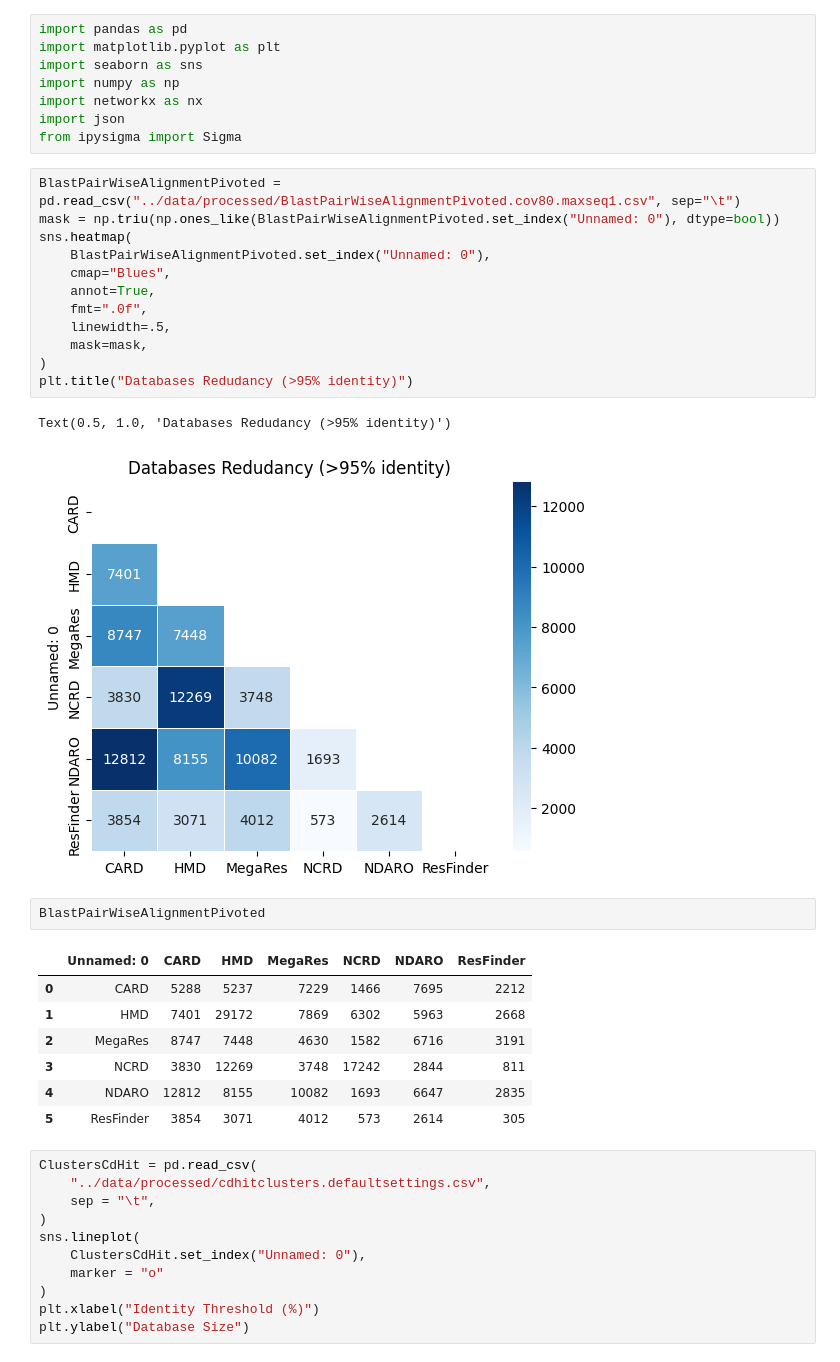
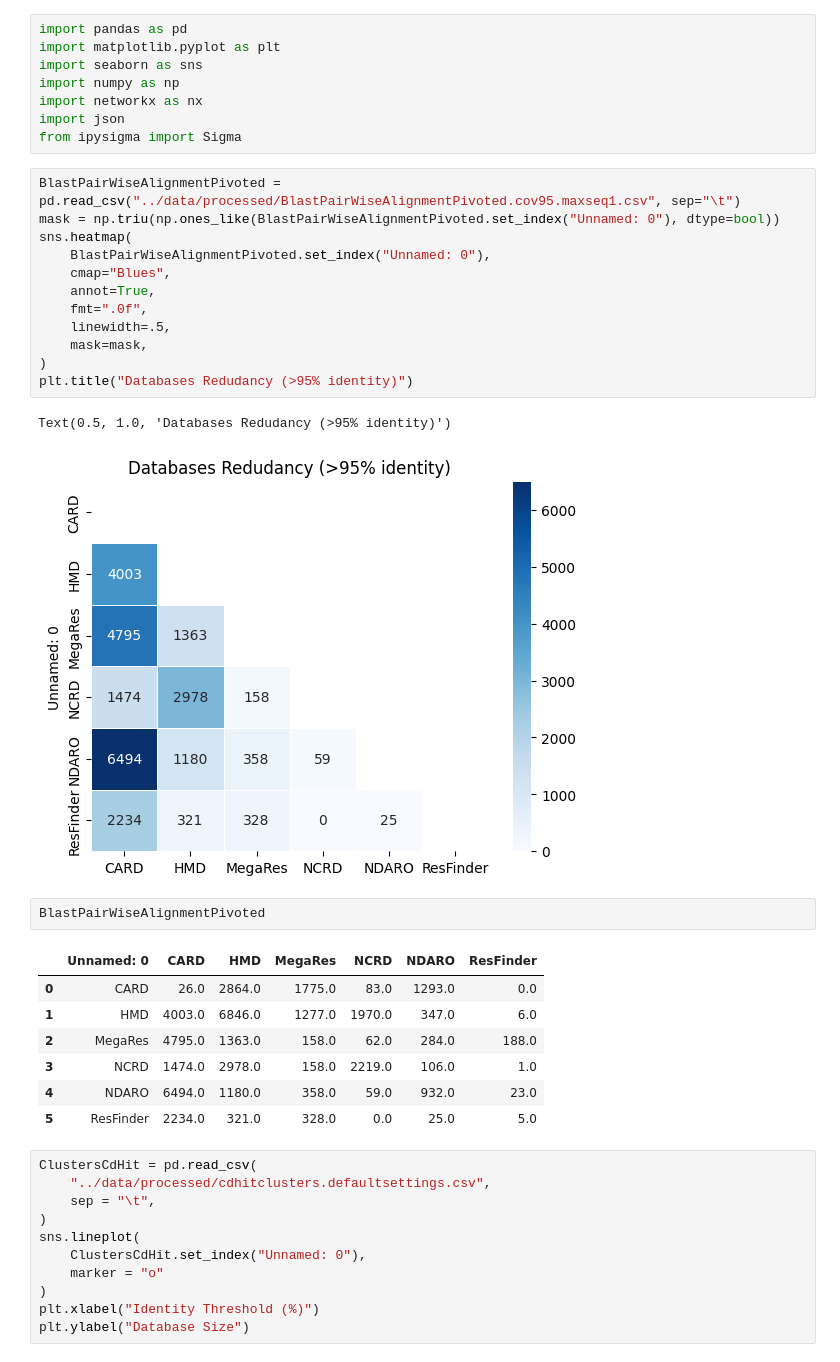
Before and after one commit to tiagocabralborelli/db-redundance, a Jupyter notebook: notebooks/3.Analysis.ipynb, the cells around one changed output. Saved outputs shown, nothing was run; the diff lists cells and outputs as text.

```diff
--- a/notebooks/3.Analysis.ipynb
+++ b/notebooks/3.Analysis.ipynb
@@ -7,30 +7,30 @@ import networkx as nx
 import json
 from ipysigma import Sigma
 # %%
-BlastPairWiseAlignmentPivoted = pd.read_csv("../data/processed/BlastPairWiseAlignmentPivoted.cov80.maxseq1.csv", sep="\t")
+BlastPairWiseAlignmentPivoted = pd.read_csv("../data/processed/BlastPairWiseAlignmentPivoted.cov95.maxseq1.csv", sep="\t")
 mask = np.triu(np.ones_like(BlastPairWiseAlignmentPivoted.set_index("Unnamed: 0"), dtype=bool))
 sns.heatmap(
     BlastPairWiseAlignmentPivoted.set_index("Unnamed: 0"),
     cmap="Blues",
     annot=True,
     fmt=".0f",
     linewidth=.5,
     mask=mask,
 )
 plt.title("Databases Redudancy (>95% identity)")
 # %% [output]
 Text(0.5, 1.0, 'Databases Redudancy (>95% identity)')
-[figure, old version]
+[figure, new version]
 # %%
 BlastPairWiseAlignmentPivoted
 # %% [output]
 |  | Unnamed: 0 | CARD | HMD | MegaRes | NCRD | NDARO | ResFinder |
-| 0 | CARD | 5288 | 5237 | 7229 | 1466 | 7695 | 2212 |
-| 1 | HMD | 7401 | 29172 | 7869 | 6302 | 5963 | 2668 |
-| 2 | MegaRes | 8747 | 7448 | 4630 | 1582 | 6716 | 3191 |
-| 3 | NCRD | 3830 | 12269 | 3748 | 17242 | 2844 | 811 |
-| 4 | NDARO | 12812 | 8155 | 10082 | 1693 | 6647 | 2835 |
-| 5 | ResFinder | 3854 | 3071 | 4012 | 573 | 2614 | 305 |
+| 0 | CARD | 26.0 | 2864.0 | 1775.0 | 83.0 | 1293.0 | 0.0 |
+| 1 | HMD | 4003.0 | 6846.0 | 1277.0 | 1970.0 | 347.0 | 6.0 |
+| 2 | MegaRes | 4795.0 | 1363.0 | 158.0 | 62.0 | 284.0 | 188.0 |
+| 3 | NCRD | 1474.0 | 2978.0 | 158.0 | 2219.0 | 106.0 | 1.0 |
+| 4 | NDARO | 6494.0 | 1180.0 | 358.0 | 59.0 | 932.0 | 23.0 |
+| 5 | ResFinder | 2234.0 | 321.0 | 328.0 | 0.0 | 25.0 | 5.0 |
 # %%
 ClustersCdHit = pd.read_csv(
     "../data/processed/cdhitclusters.defaultsettings.csv",
```
Also changed, not shown: parts of 18 cells of this notebook, 2 other files.
